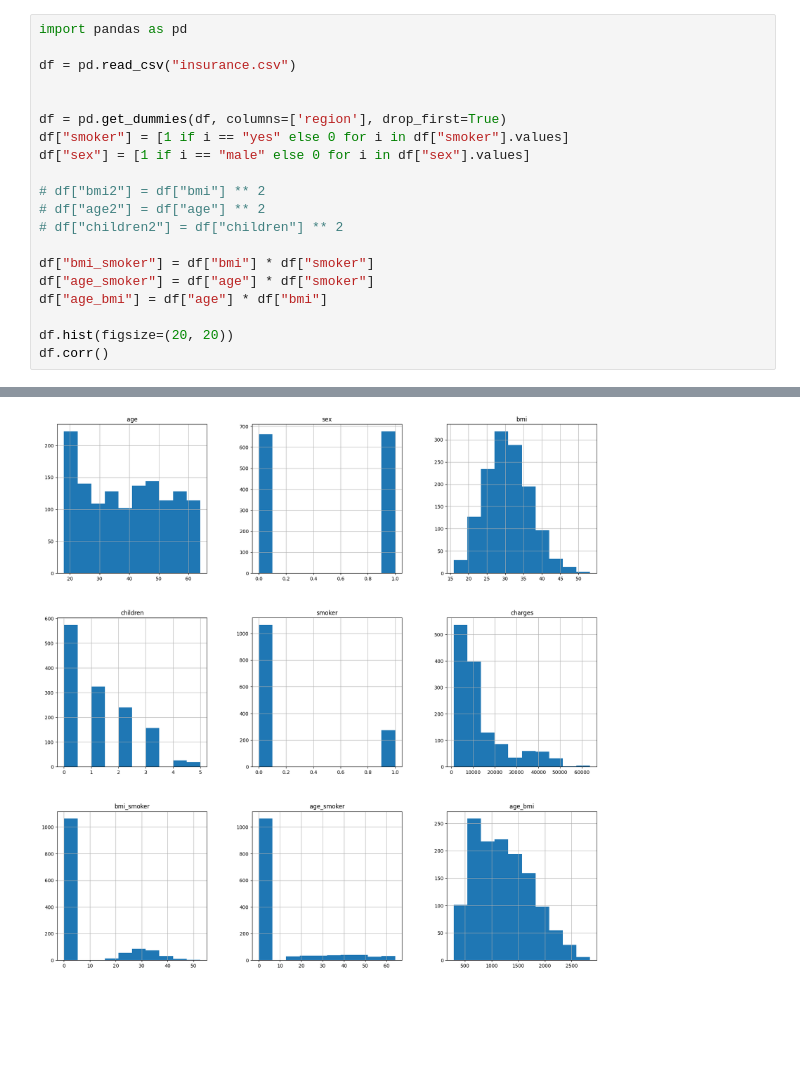
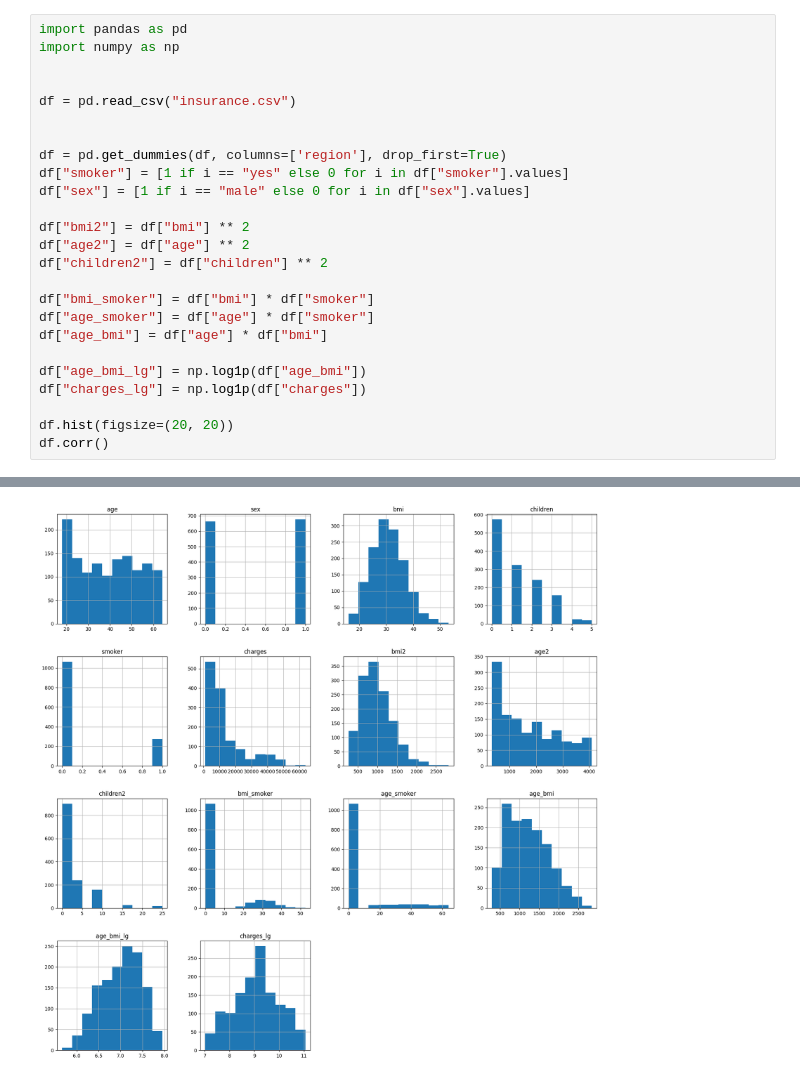
Before and after one commit to aRkDev21/LinearRegression, a Jupyter notebook: analysis.ipynb, the cells around one changed output, grey strips where cells are left out. Cells and saved outputs as stored; diff of their text form; blank space fills up the shorter version.

```diff
--- a/analysis.ipynb
+++ b/analysis.ipynb
@@ -1,5 +1,7 @@
 # %%
 import pandas as pd
+import numpy as np
+
 
 df = pd.read_csv("insurance.csv")
 
@@ -8,14 +10,17 @@ df = pd.get_dummies(df, columns=['region'], drop_first=True)
 df["smoker"] = [1 if i == "yes" else 0 for i in df["smoker"].values]
 df["sex"] = [1 if i == "male" else 0 for i in df["sex"].values]
 
-# df["bmi2"] = df["bmi"] ** 2
-# df["age2"] = df["age"] ** 2
-# df["children2"] = df["children"] ** 2
+df["bmi2"] = df["bmi"] ** 2
+df["age2"] = df["age"] ** 2
+df["children2"] = df["children"] ** 2
 
 df["bmi_smoker"] = df["bmi"] * df["smoker"]
 df["age_smoker"] = df["age"] * df["smoker"]
 df["age_bmi"] = df["age"] * df["bmi"]
 
+df["age_bmi_lg"] = np.log1p(df["age_bmi"])
+df["charges_lg"] = np.log1p(df["charges"])
+
 df.hist(figsize=(20, 20))
 df.corr()
 # %% [output]
@@ -35,2 +45,2 @@ df.corr()
-[figure, old version]
+[figure, new version]
 # %% [markdown]
```
Also changed, not shown: parts of 14 cells of this notebook, 1 other file.
